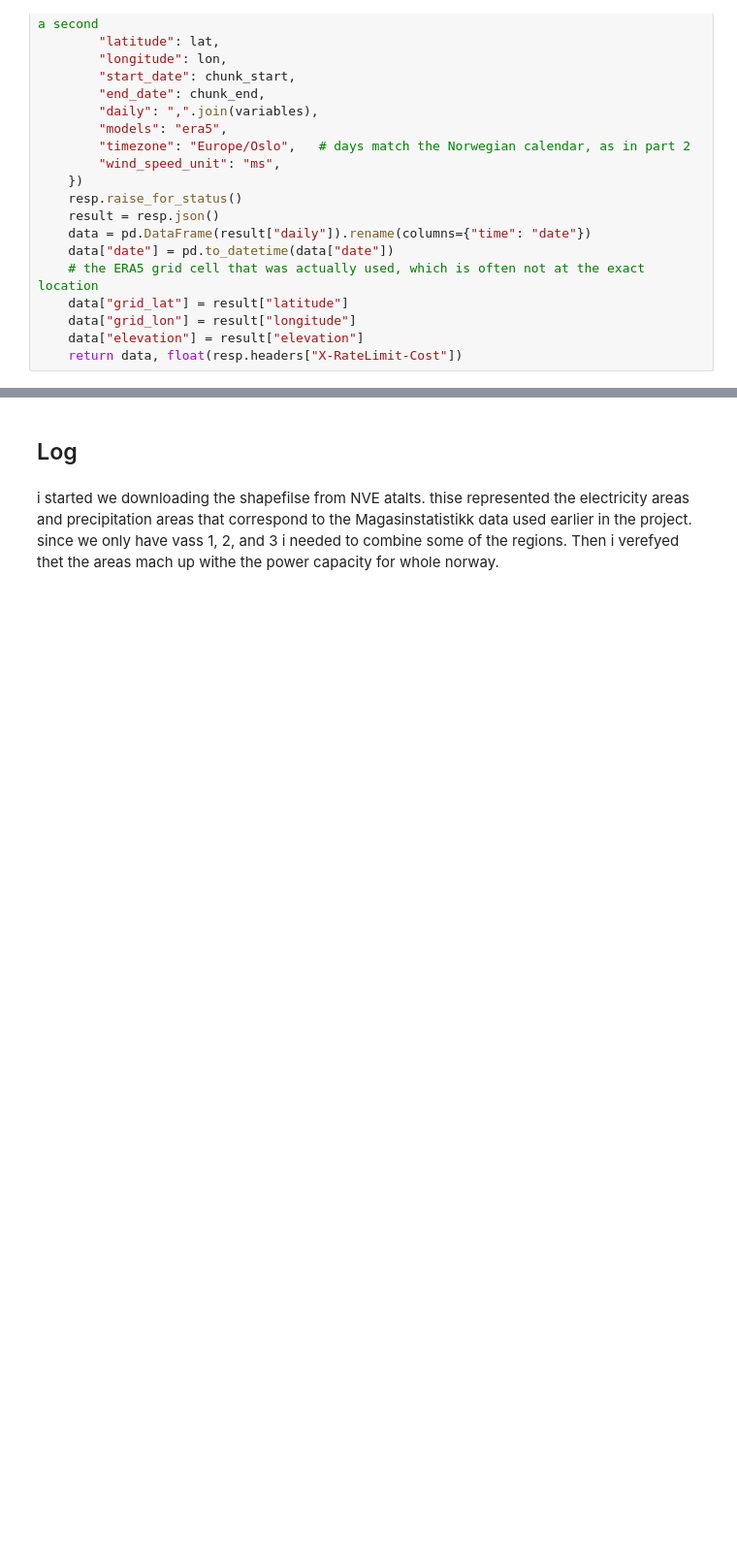
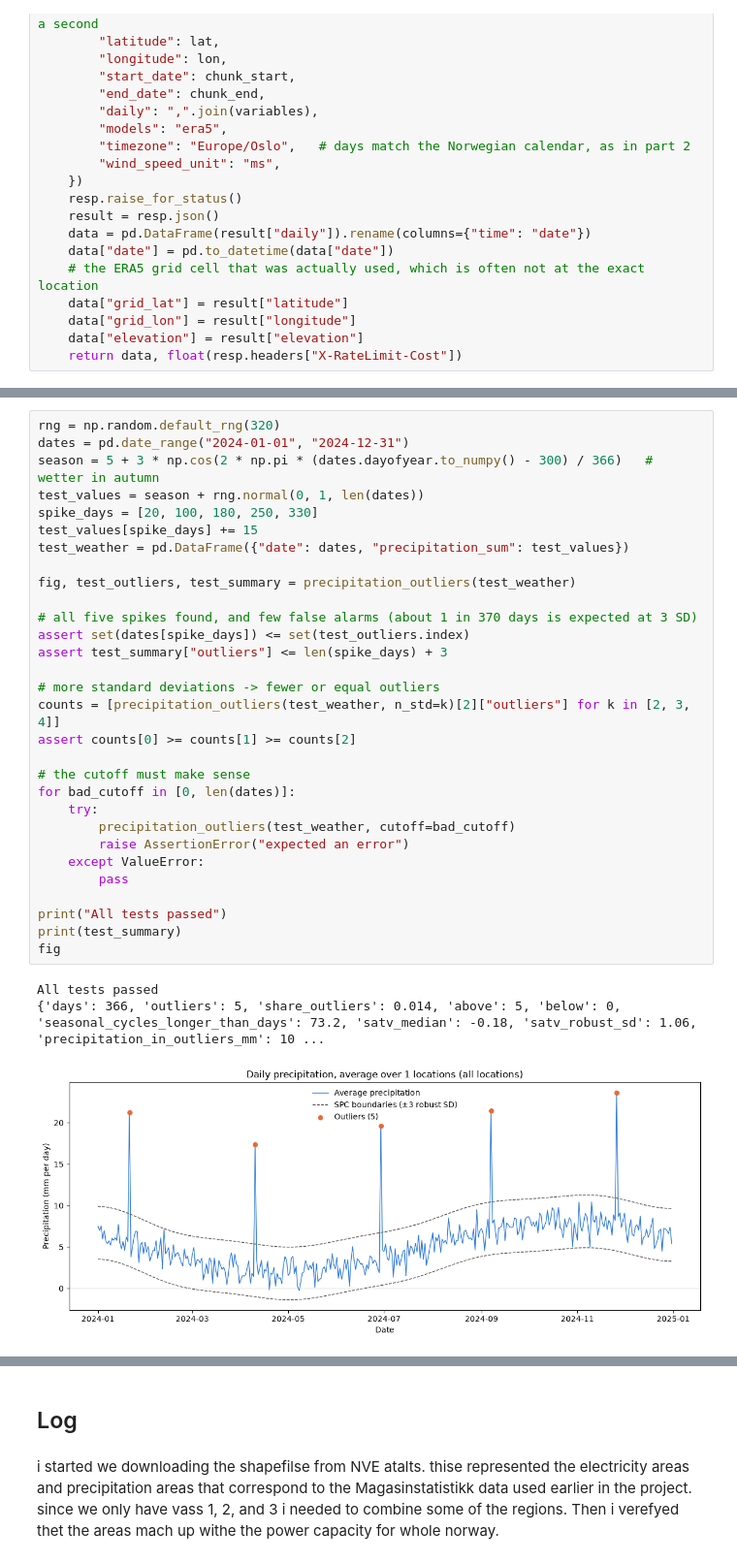
Before and after one commit to isach07/IND320_isachstevik, a Jupyter notebook: notebooks/project_work_part3.ipynb, the cells around one changed output, grey strips where cells are left out. Shown at 97% size. Drawn from its saved outputs; the diff is of its cells as text; blank space fills up the shorter version.

```diff
--- a/notebooks/project_work_part3.ipynb
+++ b/notebooks/project_work_part3.ipynb
@@ -352,0 +510,34 @@ weather[["precipitation_sum", "temperature_2m_mean", "snowfall_sum", "wind_speed
+# %%
+rng = np.random.default_rng(320)
+dates = pd.date_range("2024-01-01", "2024-12-31")
+season = 5 + 3 * np.cos(2 * np.pi * (dates.dayofyear.to_numpy() - 300) / 366)   # wetter in autumn
+test_values = season + rng.normal(0, 1, len(dates))
+spike_days = [20, 100, 180, 250, 330]
+test_values[spike_days] += 15
+test_weather = pd.DataFrame({"date": dates, "precipitation_sum": test_values})
+
+fig, test_outliers, test_summary = precipitation_outliers(test_weather)
+
+# all five spikes found, and few false alarms (about 1 in 370 days is expected at 3 SD)
+assert set(dates[spike_days]) <= set(test_outliers.index)
+assert test_summary["outliers"] <= len(spike_days) + 3
+
+# more standard deviations -> fewer or equal outliers
+counts = [precipitation_outliers(test_weather, n_std=k)[2]["outliers"] for k in [2, 3, 4]]
+assert counts[0] >= counts[1] >= counts[2]
+
+# the cutoff must make sense
+for bad_cutoff in [0, len(dates)]:
+    try:
+        precipitation_outliers(test_weather, cutoff=bad_cutoff)
+        raise AssertionError("expected an error")
+    except ValueError:
+        pass
+
+print("All tests passed")
+print(test_summary)
+fig
+# %% [output]
+All tests passed
+{'days': 366, 'outliers': 5, 'share_outliers': 0.014, 'above': 5, 'below': 0, 'seasonal_cycles_longer_than_days': 73.2, 'satv_median': -0.18, 'satv_robust_sd': 1.06, 'precipitation_in_outliers_mm': 10 ...
+[figure, added]
```
Also changed, not shown: parts of 36 cells of this notebook, 2 other files.
